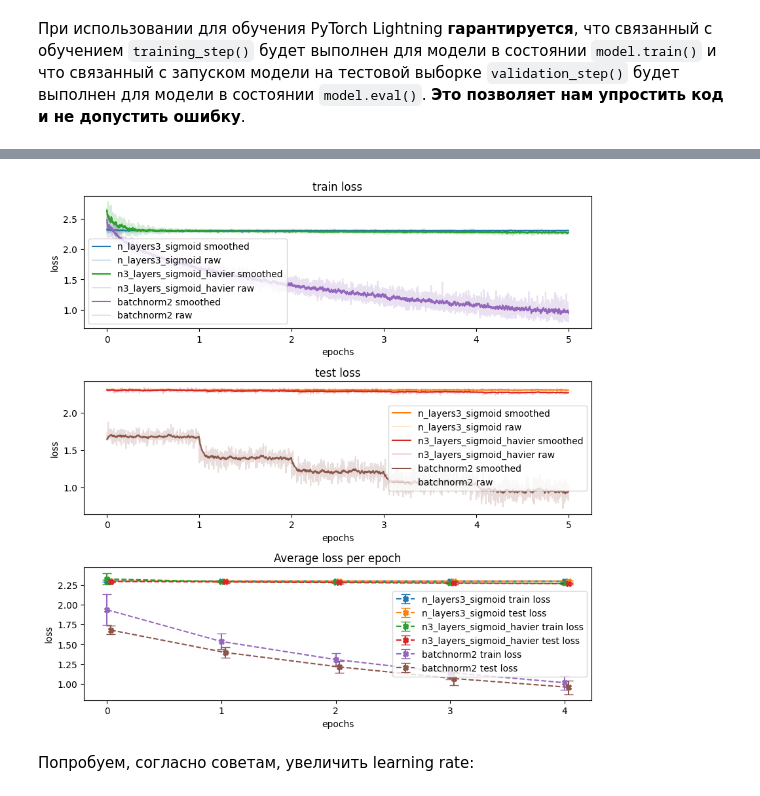
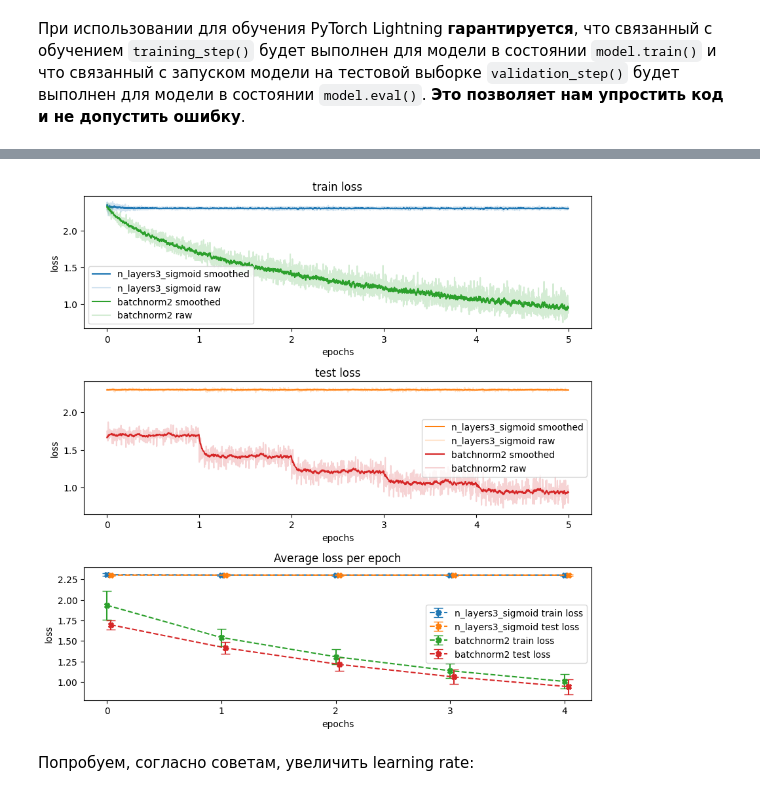
Before and after one commit to Gan4x4/cv, a Jupyter notebook: Neural_network/Batchnorm.ipynb, the cells around one changed output, grey strips where cells are left out. Cells and saved outputs as stored; diff of their text form; code cells hidden in the pictures.

```diff
--- a/Neural_network/Batchnorm.ipynb
+++ b/Neural_network/Batchnorm.ipynb
@@ -545,8 +267,0 @@ $$ \large J(w,b) = \frac1m \sum L(\hat{y^i}, y^i)$$
-# %%
-import torch
-import matplotlib.pyplot as plt
-
-x = torch.randn((512, 100))  # Fake normalized data
-plt.hist(x.mean(dim=0), bins=50, alpha=0.75, edgecolor="black")
-plt.show()
-print(f"X mean: {x.mean().item():.2f} X variance: {x.var().item():.2f}")
@@ -778,12 +267,0 @@ $$W_i \sim N (0,  \text{std}=\sqrt{\dfrac{2}{n_i + n_{i + 1}}})$$
-# %%
-class NeuralNet_Xavier(NeuralNet):
-    def __init__(self):
-        np.random.seed(42)
-        self.W1 = np.random.randn(3072, 500) * np.sqrt(1 / 3072)
-        self.W2 = np.random.randn(500, 100) * np.sqrt(1 / 500)
-        self.W3 = np.random.randn(100, 10) * np.sqrt(1 / 100)
-
-x = np.random.randn(1000, 3072) * 0.1
-
-simple_net = NeuralNet_Xavier()
-scores = simple_net.predict(x)
@@ -870,14 +267,0 @@ plt.show()
-# %%
-trainer = L.Trainer(
-    max_epochs=5,
-    logger=TensorBoardLogger(save_dir=f"logs/{model_name}"),
-    num_sanity_val_steps=0,
-)
-
-pipeline = Pipeline(model=model, exp_name=model_name)
-
-trainer.fit(model=pipeline, train_dataloaders=train_loader, val_dataloaders=val_loader)
-
-history = pipeline.history
-history["epoсhs"] = trainer.max_epochs
-history_plotter.add(history)
@@ -1144,8 +511,8 @@ INFO:lightning.pytorch.utilities.rank_zero:`Trainer.fit` stopped: `max_epochs=5`
 # %%
 history_plotter.add(history)
-history_plotter.plot(["n_layers3_sigmoid", "n3_layers_sigmoid_havier", model_name])
+history_plotter.plot(["n_layers3_sigmoid", model_name])
 # %% [output]
-[figure, old version]
+[figure, new version]
 # %% [markdown]
 Попробуем, согласно советам, увеличить learning rate:
 # %%
```
Also changed, not shown: parts of 102 cells of this notebook.
